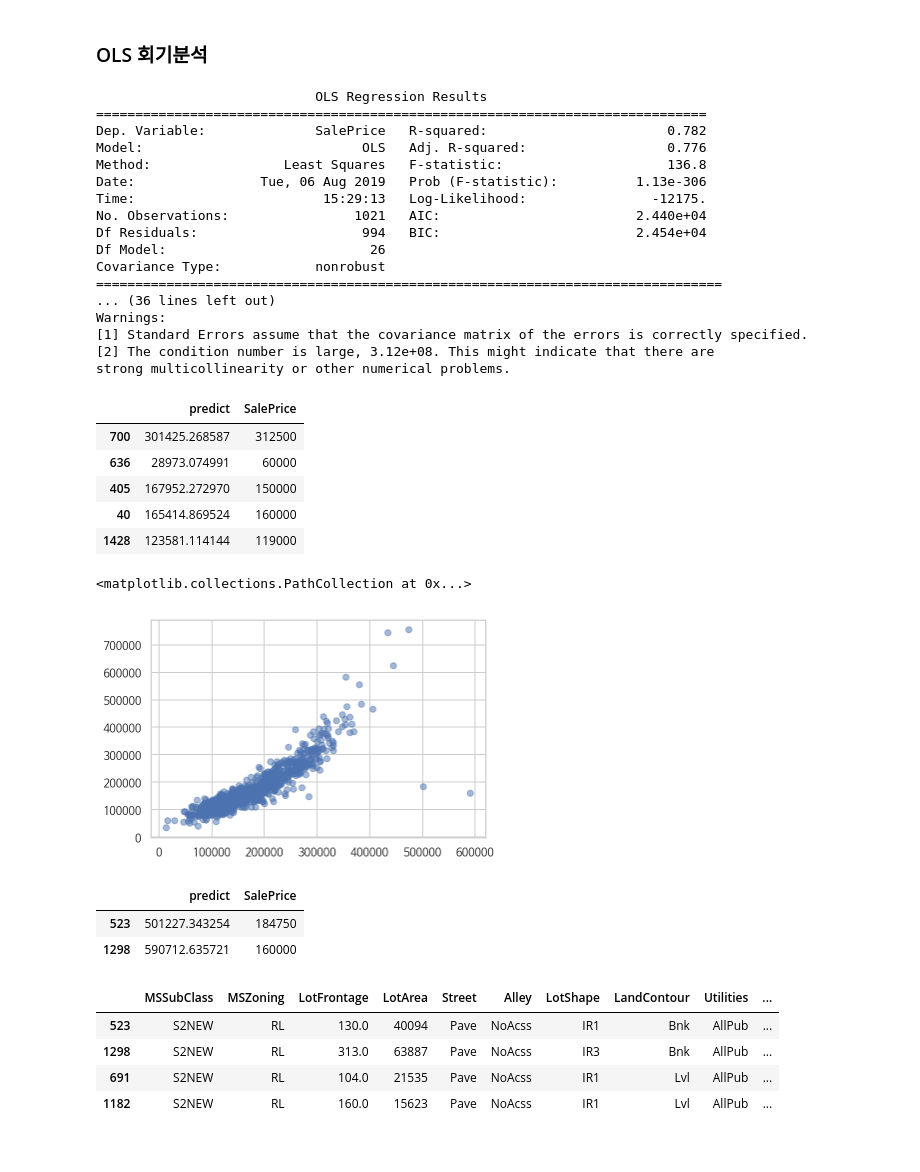
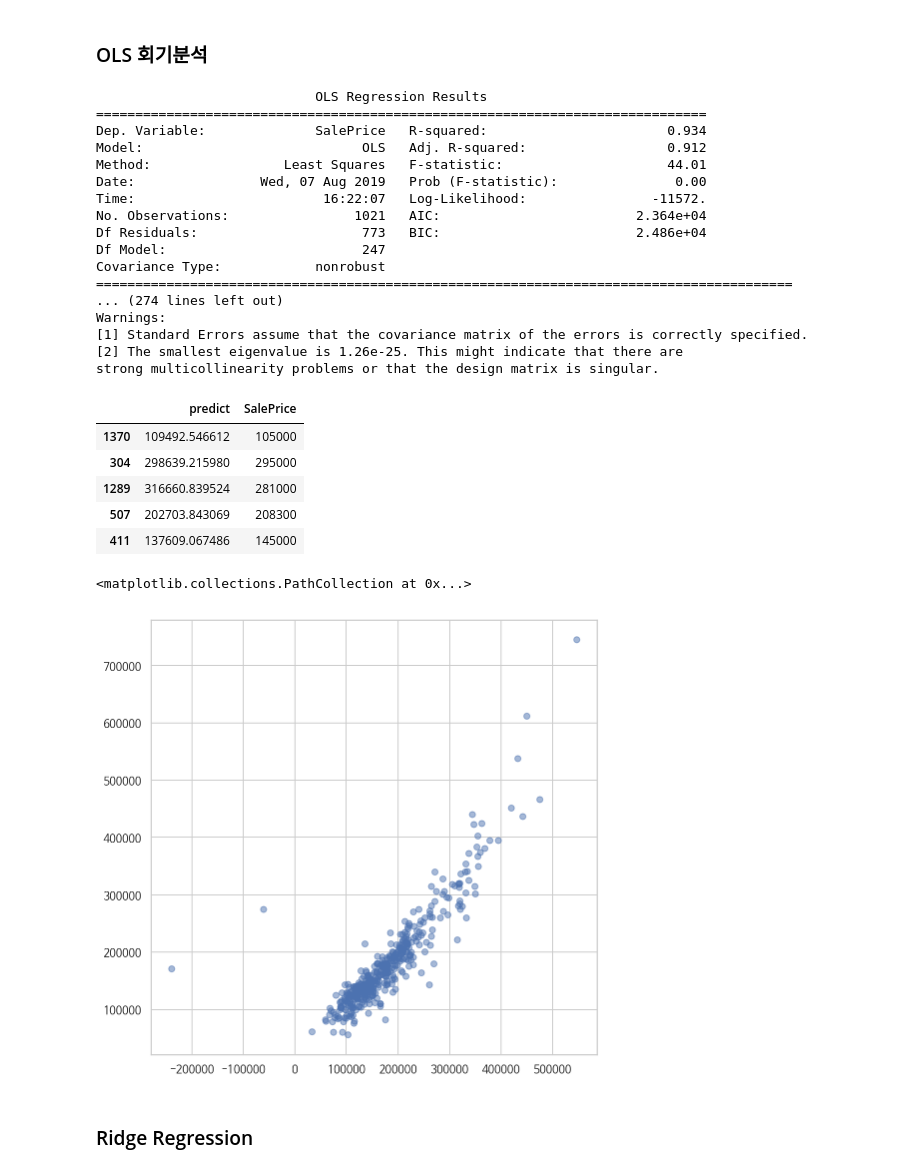
Before and after one commit to lim800/DoNotUse, a Jupyter notebook: SemiProject/houseplrices/jjlim.ipynb, the cells around one changed output. Cells and saved outputs as stored; diff of their text form; code cells hidden in the pictures.

```diff
--- a/SemiProject/houseplrices/jjlim.ipynb
+++ b/SemiProject/houseplrices/jjlim.ipynb
@@ -1102,4 +1098,6 @@ df_train[col_quan].head()
 # %%
+df['SalePrice'] = y
 plt.figure(figsize=(15,5))
-plt.scatter(x=df_train['GarageYrBlt'][df_train['GarageYrBlt']>1750], y=df_train['SalePrice'][df_train['GarageYrBlt']>1750], alpha=0.5)
+plt.scatter(x=df['GarageYrBlt'][df['GarageYrBlt']>1750], y=df['SalePrice'][df['GarageYrBlt']>1750], alpha=0.5)
+df.drop('SalePrice',axis=1, inplace=True)
 # %% [output]
@@ -1108,2 +1107,5 @@ plt.scatter(x=df_train['GarageYrBlt'][df_train['GarageYrBlt']>1750], y=df_train[
+# %%
+# 범주형 더미로 변경
+df = pd.concat((df[col_quan], pd.get_dummies(df[col_cat], drop_first=True)), axis=1)
 # %% [markdown]
 ### OLS 회기분석
@@ -1110,57 +1115,48 @@ plt.scatter(x=df_train['GarageYrBlt'][df_train['GarageYrBlt']>1750], y=df_train[
 # %%
-X = sm.add_constant(df_train[col_quan])
-result_quan = sm.OLS(df_train['SalePrice'],X).fit()
-print(result_quan.summary())
+X = df_train
+X = sm.add_constant(X)
+Y = y_train
+result = sm.OLS(Y,X).fit()
+print(result.summary())
 # %% [output]
                             OLS Regression Results
 ==============================================================================
-Dep. Variable:              SalePrice   R-squared:                       0.782
-Model:                            OLS   Adj. R-squared:                  0.776
-Method:                 Least Squares   F-statistic:                     136.8
-Date:                Tue, 06 Aug 2019   Prob (F-statistic):          1.13e-306
-Time:                        15:29:13   Log-Likelihood:                -12175.
-No. Observations:                1021   AIC:                         2.440e+04
-Df Residuals:                     994   BIC:                         2.454e+04
-Df Model:                          26
+Dep. Variable:              SalePrice   R-squared:                       0.934
+Model:                            OLS   Adj. R-squared:                  0.912
+Method:                 Least Squares   F-statistic:                     44.01
+Date:                Wed, 07 Aug 2019   Prob (F-statistic):               0.00
+Time:                        16:22:07   Log-Likelihood:                -11572.
+No. Observations:                1021   AIC:                         2.364e+04
+Df Residuals:                     773   BIC:                         2.486e+04
+Df Model:                         247
 Covariance Type:            nonrobust
-================================================================================
-... (36 lines left out)
+=========================================================================================
+... (274 lines left out)
 Warnings:
 [1] Standard Errors assume that the covariance matrix of the errors is correctly specified.
-[2] The condition number is large, 3.12e+08. This might indicate that there are
-strong multicollinearity or other numerical problems.
+[2] The smallest eigenvalue is 1.26e-25. This might indicate that there are
+strong multicollinearity problems or that the design matrix is singular.
 # %%
 # 예측값 비교
-# df_test.head()
-ypred = result_quan.predict(X)
+X1 = df_test
+X1 = sm.add_constant(X1)
+ypred = result.predict(X1)
 predict_df = pd.DataFrame(ypred)
-predict_df = predict_df.rename(columns = {0:"predict"})
-predict_df['SalePrice'] = pd.DataFrame(df_train["SalePrice"])
+predict_df.rename(columns={0:'predict'}, inplace=True)
+predict_df['SalePrice'] = y_test
 predict_df.tail()
 # %% [output]
 |  | predict | SalePrice |
-| 700 | 301425.268587 | 312500 |
-| 636 | 28973.074991 | 60000 |
-| 405 | 167952.272970 | 150000 |
-| 40 | 165414.869524 | 160000 |
-| 1428 | 123581.114144 | 119000 |
+| 1370 | 109492.546612 | 105000 |
+| 304 | 298639.215980 | 295000 |
+| 1289 | 316660.839524 | 281000 |
+| 507 | 202703.843069 | 208300 |
+| 411 | 137609.067486 | 145000 |
 # %%
-plt.scatter(x=predict_df['predict'][predict_df['predict']>0], y=predict_df['SalePrice'][predict_df['predict']>0],alpha=0.5)
+plt.figure(figsize=(8,8))
+plt.scatter(x=predict_df['predict'], y=predict_df['SalePrice'],alpha=0.5)
 # %% [output]
 <matplotlib.collections.PathCollection at 0x...>
-[figure, old version]
+[figure, new version]
-# %%
-predict_df[(predict_df['predict']>500000) & (predict_df['SalePrice']<200000)]
-# %% [output]
-|  | predict | SalePrice |
-| 523 | 501227.343254 | 184750 |
-| 1298 | 590712.635721 | 160000 |
-# %%
-# 아웃라이어
-df_train.loc[[523,1298,691,1182]]
-# %% [output]
-|  | MSSubClass | MSZoning | LotFrontage | LotArea | Street | Alley | LotShape | LandContour | Utilities | ... |
-| 523 | S2NEW | RL | 130.0 | 40094 | Pave | NoAcss | IR1 | Bnk | AllPub | ... |
-| 1298 | S2NEW | RL | 313.0 | 63887 | Pave | NoAcss | IR3 | Bnk | AllPub | ... |
-| 691 | S2NEW | RL | 104.0 | 21535 | Pave | NoAcss | IR1 | Lvl | AllPub | ... |
-| 1182 | S2NEW | RL | 160.0 | 15623 | Pave | NoAcss | IR1 | Lvl | AllPub | ... |
+# %% [markdown]
+### Ridge Regression
```
Also changed, not shown: parts of 75 cells of this notebook.
